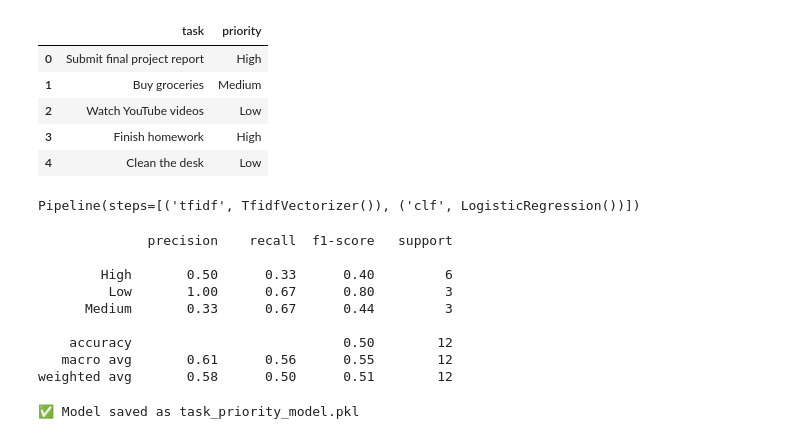
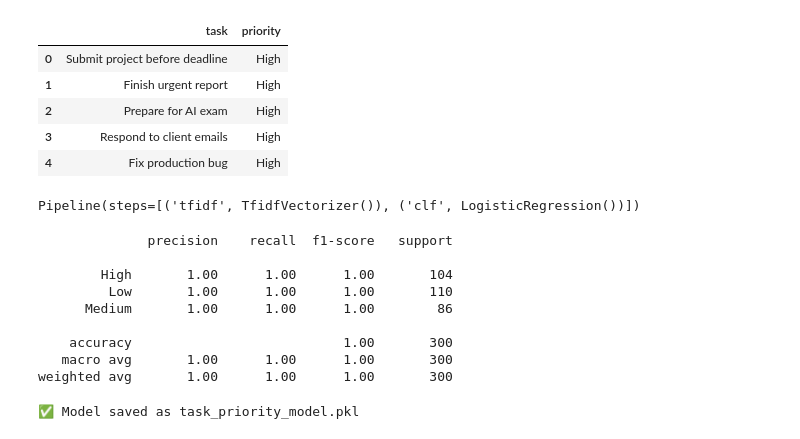
Before and after one commit to Rayan-28/AI-To-Do-List, a Jupyter notebook: train_priority_model.ipynb, the cells around one changed output. Cells and saved outputs as stored; diff of their text form; code cells hidden in the pictures.

```diff
--- a/train_priority_model.ipynb
+++ b/train_priority_model.ipynb
@@ -1,16 +1,16 @@
 # %%
 import pandas as pd
 
 # Load the CSV
-df = pd.read_csv("task_priority_dataset.csv")
+df = pd.read_csv("task_priority_dataset_large.csv")
 df.head()
 # %% [output]
 |  | task | priority |
-| 0 | Submit final project report | High |
-| 1 | Buy groceries | Medium |
-| 2 | Watch YouTube videos | Low |
-| 3 | Finish homework | High |
-| 4 | Clean the desk | Low |
+| 0 | Submit project before deadline | High |
+| 1 | Finish urgent report | High |
+| 2 | Prepare for AI exam | High |
+| 3 | Respond to client emails | High |
+| 4 | Fix production bug | High |
 # %%
 from sklearn.model_selection import train_test_split
 
@@ -44,13 +44,13 @@ print(classification_report(y_test, y_pred))
 # %% [output]
               precision    recall  f1-score   support
 
-        High       0.50      0.33      0.40         6
-         Low       1.00      0.67      0.80         3
-      Medium       0.33      0.67      0.44         3
+        High       1.00      1.00      1.00       104
+         Low       1.00      1.00      1.00       110
+      Medium       1.00      1.00      1.00        86
 
-    accuracy                           0.50        12
-   macro avg       0.61      0.56      0.55        12
-weighted avg       0.58      0.50      0.51        12
+    accuracy                           1.00       300
+   macro avg       1.00      1.00      1.00       300
+weighted avg       1.00      1.00      1.00       300
 # %%
 import joblib
 
```
Also changed, not shown: 6 other files.
